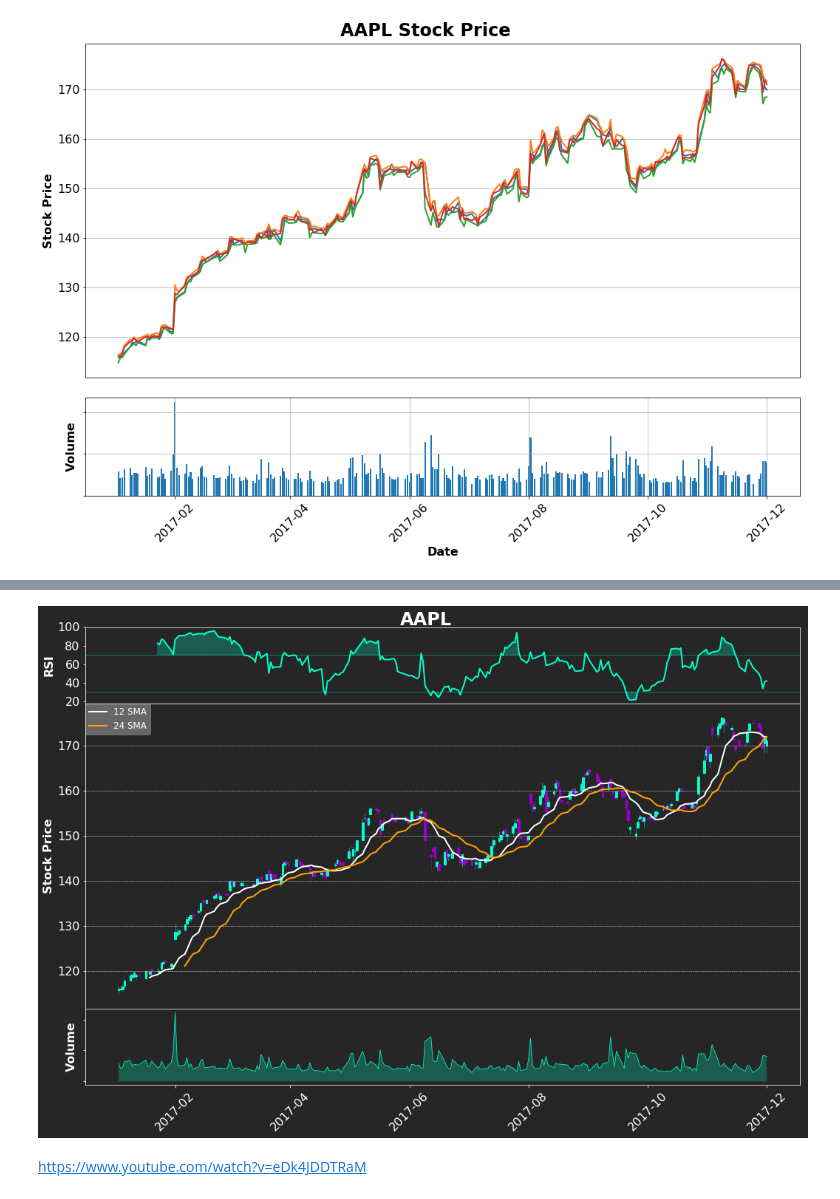
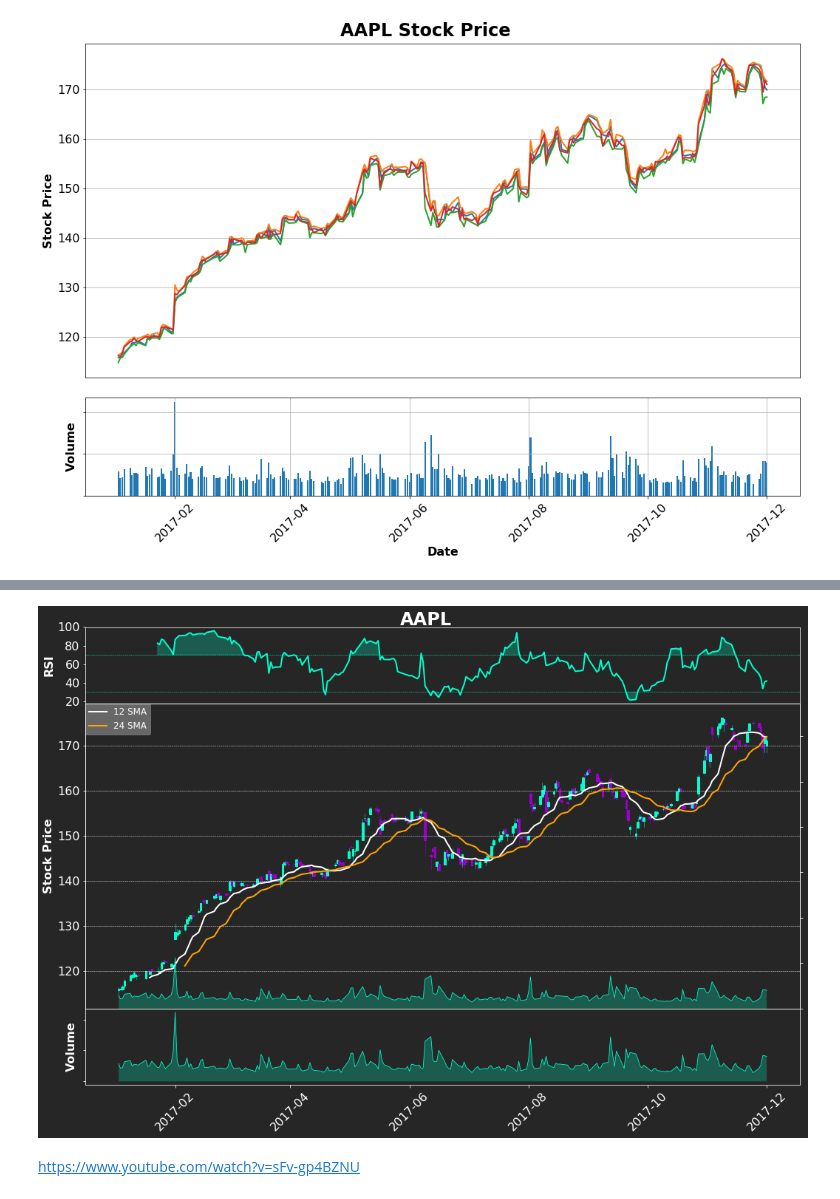
Before and after one commit to dacatay/stock-charting, a Jupyter notebook: plotting_charts.ipynb, the cells around one changed output, grey strips where cells are left out. Drawn from its saved outputs; the diff is of its cells as text; code cells hidden in the pictures.

Commit message:
ax2 volume overlay

```diff
--- a/plotting_charts.ipynb
+++ b/plotting_charts.ipynb
@@ -173,9 +159,30 @@ def plot_data(ticker, ma1, ma2):
 
     fig = plt.figure(figsize=(16,10), facecolor='#262626')
 
+    # volume overlay https://www.youtube.com/watch?v=SYvjaL2pWZw
+    # volume plot ax3
+    ax3 = plt.subplot2grid((6,4), (5, 0), rowspan=1, colspan=4, facecolor='#262626')
+    ax3.plot(df.index.date, df.Volume, color='#00ffcc', linewidth=.8)
+    ax3.fill_between(df.index.date, 0, df.Volume, facecolor='#00ffcc', alpha=.25)
+    ax3.axes.yaxis.set_ticklabels([])
+    ax3.grid(False)
+    ax3.spines['bottom'].set_color('w')
+    ax3.spines['top'].set_color('w')
+    ax3.spines['left'].set_color('w')
+    ax3.spines['right'].set_color('w')
+    ax3.tick_params(axis='both', colors='w')
+    ax3.yaxis.label.set_color('w')
+    ax3.xaxis.label.set_color('w')
+    plt.ylabel('Volume')
+    # labeling and axes styling
+    for label in ax3.xaxis.get_ticklabels():
+        label.set_rotation(45)
+    # plt.xlabel('Date')
+
+
 
     # RSI plot
-    ax1 = plt.subplot2grid((6, 4), (0, 0), rowspan=1, colspan=4, facecolor='#262626')
+    ax1 = plt.subplot2grid((6, 4), (0, 0), sharex=ax3, rowspan=1, colspan=4, facecolor='#262626')
     rsi = calculate_rsi(df.Close)
     ax1.plot(df.index.date, rsi, color='#00ffcc')
     #ax1.set_ylim(0, 100)
@@ -196,74 +203,54 @@ def plot_data(ticker, ma1, ma2):
 
 
     # candlestick plot ax1 with volume overlay
-    ax2 = plt.subplot2grid((6, 4), (1, 0), sharex=ax1, rowspan=4, colspan=4, facecolor='#262626')
+    ax2 = plt.subplot2grid((6, 4), (1, 0), sharex=ax3, rowspan=4, colspan=4, facecolor='#262626')
     candlestick_ohlc(ax2, arr, width=1, colorup='#00ffcc', colordown='#9900cc')
     ax2.grid(True, color='white', linewidth=.5, linestyle='--')
     ax2.xaxis.set_major_locator(mticker.MaxNLocator(10))
     ax2.spines['bottom'].set_color('w')
     ax2.spines['top'].set_color('w')
     ax2.spines['left'].set_color('w')
     ax2.spines['right'].set_color('w')
     ax2.tick_params(axis='both', colors='w')
     ax2.yaxis.label.set_color('w')
     ax2.axes.xaxis.set_visible(False)
     plt.setp(ax2.get_xticklabels(), visible=False)
     plt.ylabel('Stock Price')
 
     #plot averages
     ax2.plot(df.index.date, df.Close.rolling(window=ma1).mean(), label='12 SMA', color='w')
     ax2.plot(df.index.date, df.Close.rolling(window=ma2).mean(), label='24 SMA', color='orange')
     legend = plt.legend(loc=2, prop={'size': 12}, fancybox=True, borderaxespad=0.)
     legend.get_frame().set_alpha(0.3)
     legend_text = plt.gca().get_legend().get_texts()
     plt.setp(legend_text[0:5], color='w')
 
+    # ax2 volume overlay
+    ax2o = ax2.twinx()
+    ax2o.plot(df.index.date, df.Volume, color='#00ffcc', linewidth=.8)
+    ax2o.fill_between(df.index.date, 0, df.Volume, facecolor='#00ffcc', alpha=.25)
+    ax2o.axes.yaxis.set_ticklabels([])
+    ax2o.grid(False)
+    ax2o.spines['bottom'].set_color('w')
+    ax2o.spines['top'].set_color('w')
+    ax2o.spines['left'].set_color('w')
+    ax2o.spines['right'].set_color('w')
+    ax2o.set_ylim(0, 6*df.Volume.max())
+    ax2o.tick_params(axis='both', colors='w')
 
-    ax2v. = ax2.twinx()
-    ax3.plot(df.index.date, df.Volume, color='#00ffcc', linewidth=.8)
-    ax3.fill_between(df.index.date, 0, df.Volume, facecolor='#00ffcc', alpha=.25)
-    ax3.axes.yaxis.set_ticklabels([])
-    ax3.grid(False)
-    ax3.spines['bottom'].set_color('w')
-    ax3.spines['top'].set_color('w')
-    ax3.spines['left'].set_color('w')
-    ax3.spines['right'].set_color('w')
-    ax3.tick_params(axis='both', colors='w')
-    ax3.yaxis.label.set_color('w')
-    ax3.xaxis.label.set_color('w')
-
-    # volume overlay https://www.youtube.com/watch?v=SYvjaL2pWZw
-    # volume plot ax3
-    ax3 = plt.subplot2grid((6,4), (5, 0), sharex=ax2, rowspan=1, colspan=4, facecolor='#262626')
-    ax3.plot(df.index.date, df.Volume, color='#00ffcc', linewidth=.8)
-    ax3.fill_between(df.index.date, 0, df.Volume, facecolor='#00ffcc', alpha=.25)
-    ax3.axes.yaxis.set_ticklabels([])
-    ax3.grid(False)
-    ax3.spines['bottom'].set_color('w')
-    ax3.spines['top'].set_color('w')
-    ax3.spines['left'].set_color('w')
-    ax3.spines['right'].set_color('w')
-    ax3.tick_params(axis='both', colors='w')
-    ax3.yaxis.label.set_color('w')
-    ax3.xaxis.label.set_color('w')
-    plt.ylabel('Volume')
-    # labeling and axes styling
-    for label in ax3.xaxis.get_ticklabels():
-        label.set_rotation(45)
-    # plt.xlabel('Date')
 
     plt.suptitle('{ticker}'.format(ticker=ticker), color='w')
     plt.subplots_adjust(left=0.1, bottom=0.09, right=0.94, top=0.95, wspace=0.20, hspace=0)
 
     plt.savefig('example.png', facecolor=fig.get_facecolor())
     plt.show()
 
 
 ticker = 'AAPL'
 plot_data(ticker, 12, 24)
 # %% [output]
-[figure, old version]
+[figure, new version]
 # %% [markdown]
-https://www.youtube.com/watch?v=eDk4JDDTRaM
+https://www.youtube.com/watch?v=sFv-gp4BZNU
 # %%
 aa
```
Also changed, not shown: parts of 2 cells of this notebook.
